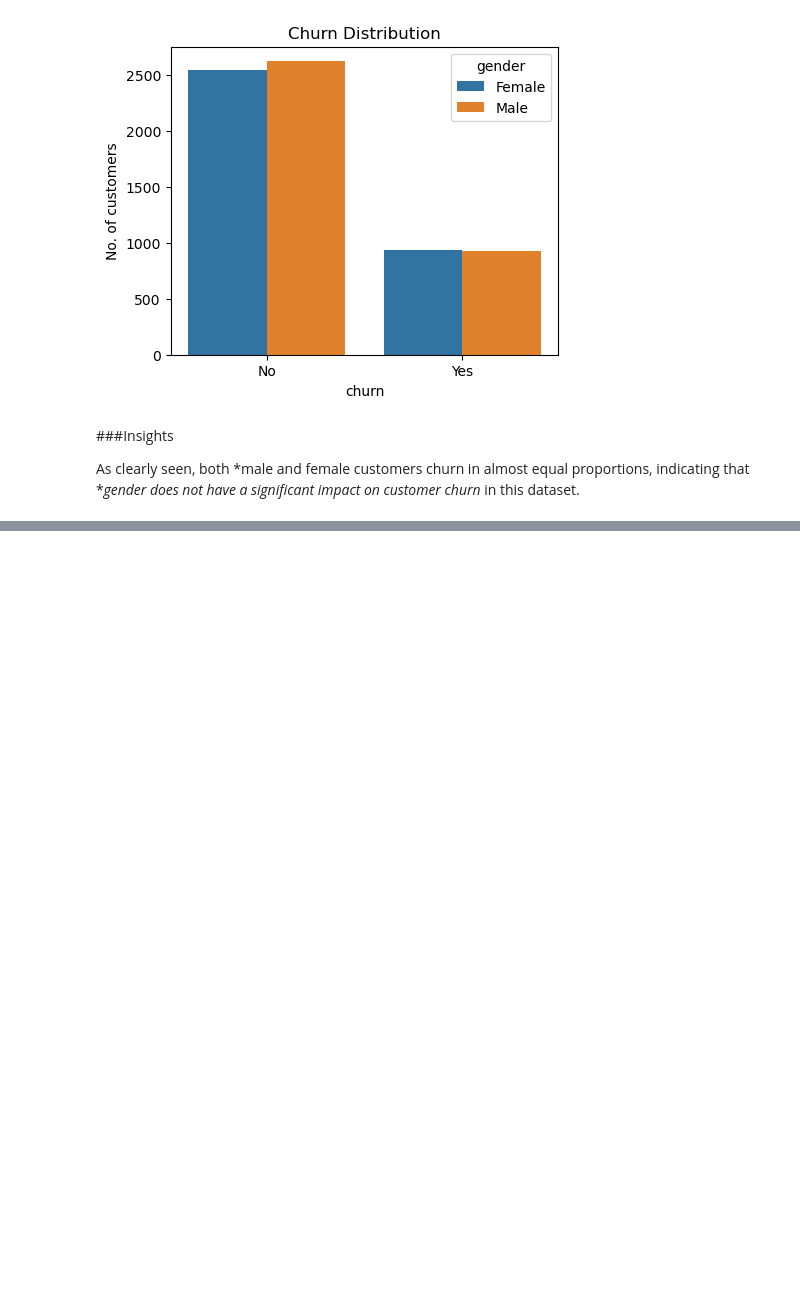
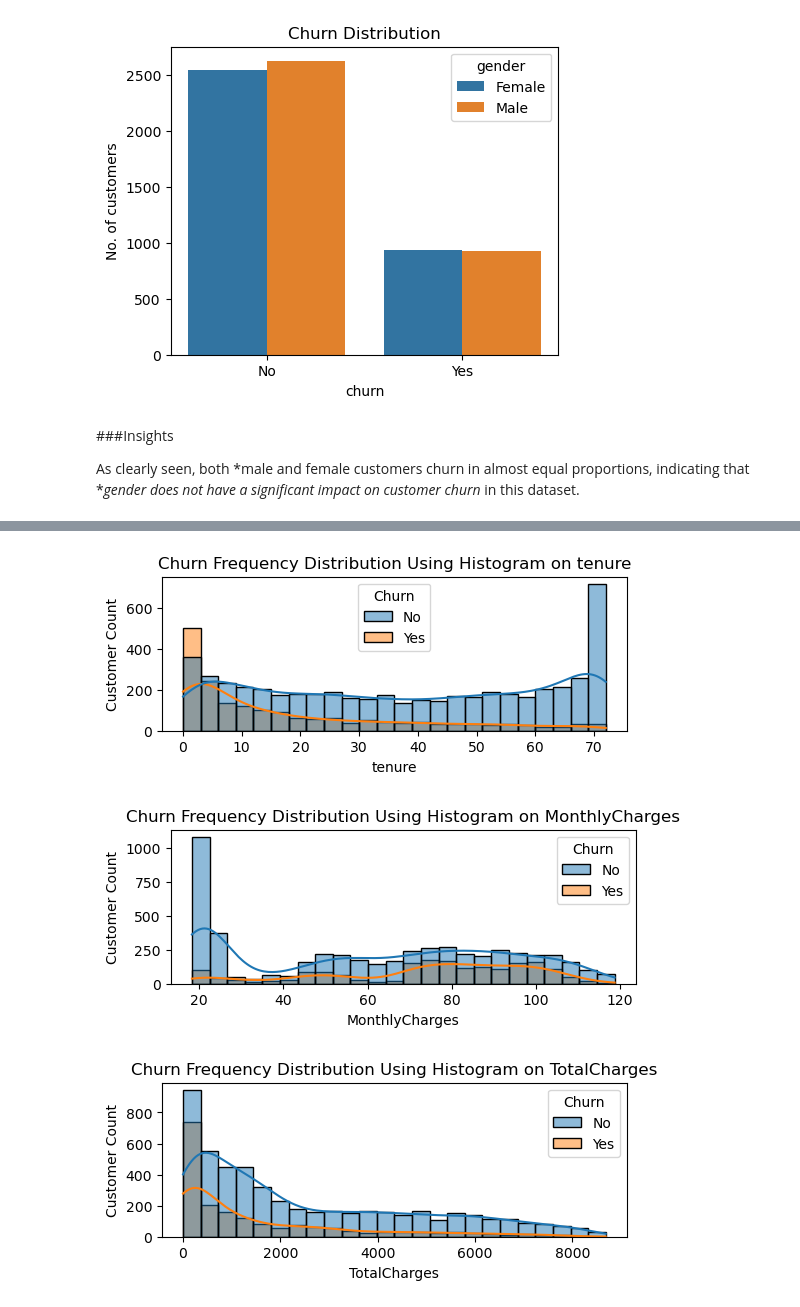
Before and after one commit to Ashna-kerol01/EDA-Project-, a Jupyter notebook: EDAfile1.ipynb, the cells around one changed output, grey strips where cells are left out. Saved outputs shown, nothing was run; the diff lists cells and outputs as text; code cells hidden in the pictures; blank space fills up the shorter version.

Commit message:
Churn Analysis Continue

```diff
--- a/EDAfile1.ipynb
+++ b/EDAfile1.ipynb
@@ -126,7 +126,7 @@ df
 7043 rows × 21 columns
 # %%
 df["SeniorCitizen"] = df["SeniorCitizen"].replace(0,"no")
-df["SeniorCitizen"] = df["SeniorCitizen"].replace(0,"yes")
+df["SeniorCitizen"] = df["SeniorCitizen"].replace(1,"yes")
 # %%
 df.dtypes
 # %% [output]
@@ -267,0 +284,13 @@ As clearly seen, both *male and female customers churn in almost equal proportio
+# %%
+
+X = ["tenure","MonthlyCharges","TotalCharges"]
+for i in X:
+    plt.figure(figsize = (6,2))
+    plt.title(f"Churn Frequency Distribution Using Histogram on {i}")
+    sbn.histplot(x = i,data = df,bins = 24,hue = "Churn",kde = True)
+    plt.ylabel("Customer Count")
+    plt.show()
+# %% [output]
+[figure, added]
+[figure, added]
+[figure, added]
```
Also changed, not shown: parts of 2 cells of this notebook.
